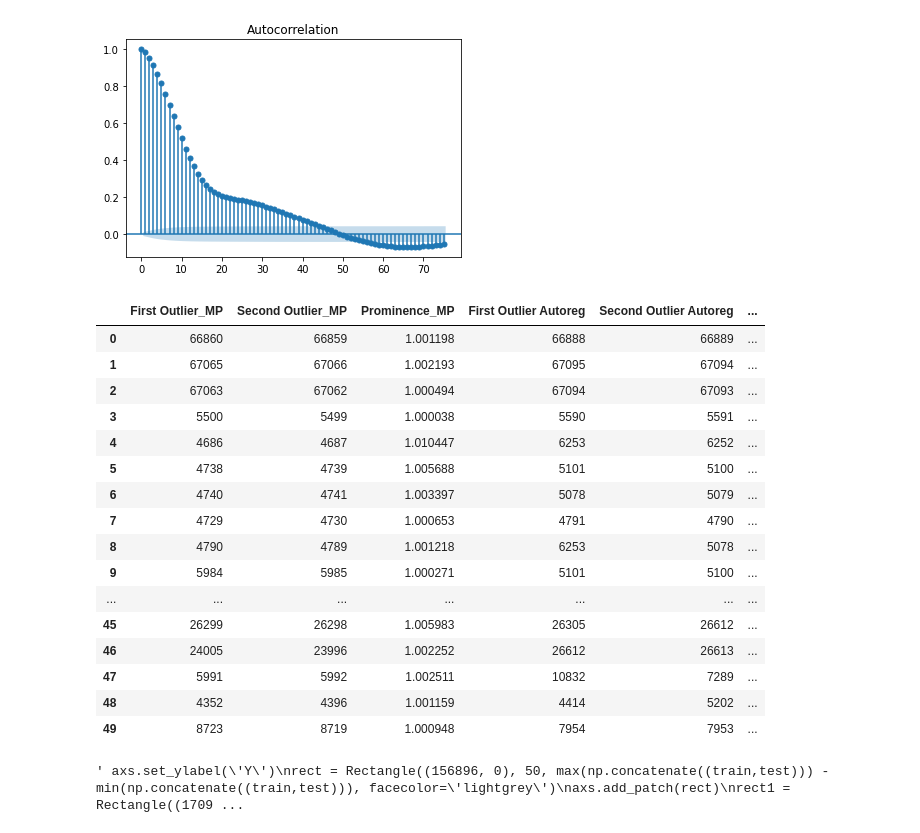
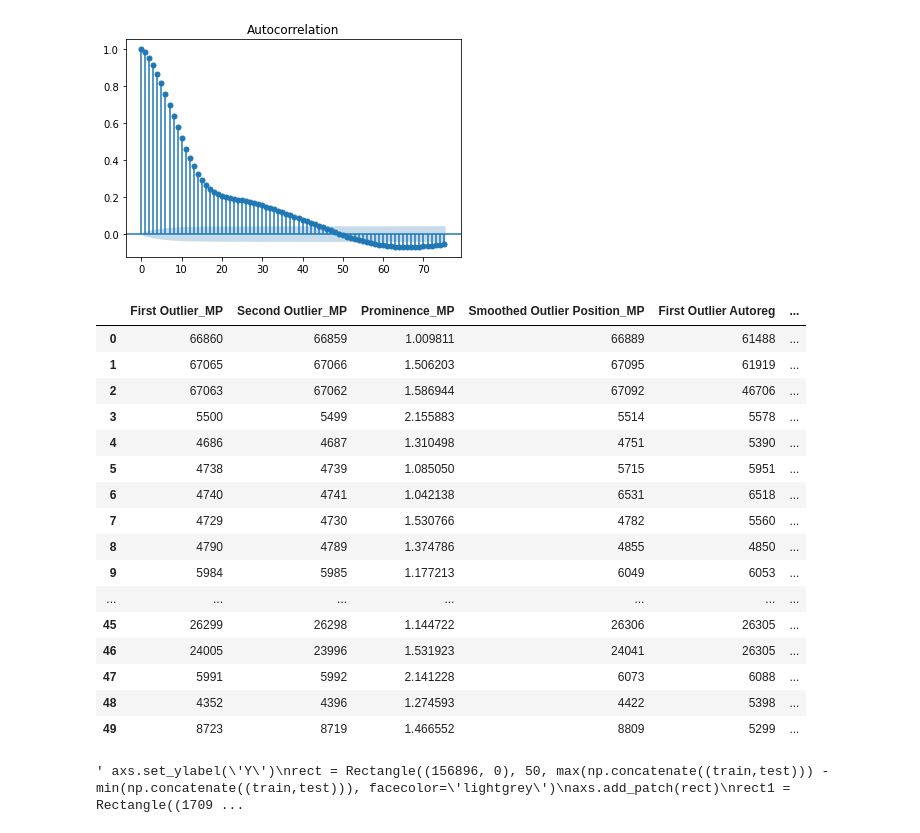
Before and after one commit to Pasindu19970808/Anomaly-Detection-Project, a Jupyter notebook: DataVisualization.ipynb, the cells around one changed output. Cells and saved outputs as stored; diff of their text form; code cells hidden in the pictures.

```diff
--- a/DataVisualization.ipynb
+++ b/DataVisualization.ipynb
@@ -50,0 +62,3 @@ len(os.listdir(DataLoading.file_path))
+# %%
+mp = stumpy.stump(test_scaled.reshape(test_scaled.shape[0],),100,train_scaled.reshape(train_scaled.shape[0],),ignore_trivial=False,normalize=False)
+mp
@@ -121,67 +217,37 @@ plot_acf(train_scaled,lags = 75)
 plt.show()
 # %% [output]
 [figure]
-# %%
-num_datasets = len(os.listdir(DataLoading.file_path))
-results_dict_autoreg = dict()
-for idx in range(1,51):
-    train,test,test_data_start_pt = DataLoading.split_data(file_path = DataLoading.file_path,index = idx)
-    train = np.array(train).reshape(-1,1)
-    test = np.array(test).reshape(-1,1)
-    scaler = StandardScaler()
-    scaler.fit(train)
-    train_scaled = scaler.transform(train)
-    test_scaled = scaler.transform(test)
-
-    window = 100
-    model = AutoReg(train_scaled,lags = window)
-    model_fit = model.fit()
-    coef = model_fit.params
-    history = train_scaled[len(train_scaled) - window:]
-    history = [history[i] for i in range(len(history))]
-    predictions = list()
-    mean_sq_err = list()
-    for t in range(len(test_scaled)):
-        length = len(history)
-        lag = [history[i] for i in range(length - window,length)]
-        yhat = coef[0]
-        for d in range(window):
-            yhat += coef[d+1] * lag[window - d - 1]
-        new_history = test_scaled[t]
-        predictions.append(yhat)
-        history.append(new_history)
-        mean_sq_err.append((t + test_data_start_pt,np.abs(new_history,yhat)))
-    scores = sorted(mean_sq_err, key = lambda x:x[1],reverse=True)
-    results_dict_autoreg[idx] = [scores[0][0],scores[0][1],scores[1][0],scores[1][1]]
 # %%
 first_outlier_mp = [results_dict[i][0] for i in results_dict]
 second_outlier_mp = [results_dict[i][1] for i in results_dict]
-prominence_mp = [results_dict[i][2]/results_dict[i][3] for i in results_dict]
+prominence_mp = [results_dict[i][2] for i in results_dict]
+outlier_position_mp = [results_dict[i][3] for i in results_dict]
 first_outlier_autoreg = [results_dict_autoreg[i][0] for i in results_dict_autoreg]
-second_outlier_autoreg = [results_dict_autoreg[i][2] for i in results_dict_autoreg]
-prominence_autoreg = [results_dict_autoreg[i][1]/results_dict_autoreg[i][3] for i in results_dict_autoreg]
-data = {"First Outlier_MP":first_outlier_mp,"Second Outlier_MP":second_outlier_mp,"Prominence_MP":prominence_mp,"First Outlier Autoreg":first_outlier_autoreg,"Second Outlier Autoreg":second_outlier_autoreg,"Prominence Autoreg":prominence_autoreg}
+second_outlier_autoreg = [results_dict_autoreg[i][1] for i in results_dict_autoreg]
+prominence_autoreg = [results_dict_autoreg[i][2] for i in results_dict_autoreg]
+outlier_position_autoreg = [results_dict_autoreg[i][3] for i in results_dict_autoreg]
+data = {"First Outlier_MP":first_outlier_mp,"Second Outlier_MP":second_outlier_mp,"Prominence_MP":prominence_mp,"Smoothed Outlier Position_MP":outlier_position_mp,"First Outlier Autoreg":first_outlier_autoreg,"Second Outlier Autoreg":second_outlier_autoreg,"Prominence Autoreg":prominence_autoreg,"Smoothed Outlier Position_Autoreg":outlier_position_autoreg}
 
 df_results = pd.DataFrame(data)
 df_results
 # %% [output]
-|  | First Outlier_MP | Second Outlier_MP | Prominence_MP | First Outlier Autoreg | Second Outlier Autoreg | ... |
-| 0 | 66860 | 66859 | 1.001198 | 66888 | 66889 | ... |
-| 1 | 67065 | 67066 | 1.002193 | 67095 | 67094 | ... |
-| 2 | 67063 | 67062 | 1.000494 | 67094 | 67093 | ... |
-| 3 | 5500 | 5499 | 1.000038 | 5590 | 5591 | ... |
-| 4 | 4686 | 4687 | 1.010447 | 6253 | 6252 | ... |
-| 5 | 4738 | 4739 | 1.005688 | 5101 | 5100 | ... |
-| 6 | 4740 | 4741 | 1.003397 | 5078 | 5079 | ... |
-| 7 | 4729 | 4730 | 1.000653 | 4791 | 4790 | ... |
-| 8 | 4790 | 4789 | 1.001218 | 6253 | 5078 | ... |
-| 9 | 5984 | 5985 | 1.000271 | 5101 | 5100 | ... |
+|  | First Outlier_MP | Second Outlier_MP | Prominence_MP | Smoothed Outlier Position_MP | First Outlier Autoreg | ... |
+| 0 | 66860 | 66859 | 1.009811 | 66889 | 61488 | ... |
+| 1 | 67065 | 67066 | 1.506203 | 67095 | 61919 | ... |
+| 2 | 67063 | 67062 | 1.586944 | 67092 | 46706 | ... |
+| 3 | 5500 | 5499 | 2.155883 | 5514 | 5578 | ... |
+| 4 | 4686 | 4687 | 1.310498 | 4751 | 5390 | ... |
+| 5 | 4738 | 4739 | 1.085050 | 5715 | 5951 | ... |
+| 6 | 4740 | 4741 | 1.042138 | 6531 | 6518 | ... |
+| 7 | 4729 | 4730 | 1.530766 | 4782 | 5560 | ... |
+| 8 | 4790 | 4789 | 1.374786 | 4855 | 4850 | ... |
+| 9 | 5984 | 5985 | 1.177213 | 6049 | 6053 | ... |
 | ... | ... | ... | ... | ... | ... | ... |
-| 45 | 26299 | 26298 | 1.005983 | 26305 | 26612 | ... |
-| 46 | 24005 | 23996 | 1.002252 | 26612 | 26613 | ... |
-| 47 | 5991 | 5992 | 1.002511 | 10832 | 7289 | ... |
-| 48 | 4352 | 4396 | 1.001159 | 4414 | 5202 | ... |
-| 49 | 8723 | 8719 | 1.000948 | 7954 | 7953 | ... |
+| 45 | 26299 | 26298 | 1.144722 | 26306 | 26305 | ... |
+| 46 | 24005 | 23996 | 1.531923 | 24041 | 26305 | ... |
+| 47 | 5991 | 5992 | 2.141228 | 6073 | 6088 | ... |
+| 48 | 4352 | 4396 | 1.274593 | 4422 | 5398 | ... |
+| 49 | 8723 | 8719 | 1.466552 | 8809 | 5299 | ... |
 # %%
 fig, axs = plt.subplots(1, figsize = (15,15), sharex=True, gridspec_kw={'hspace': 0})
 train,test,test_data_start_pt = DataLoading.split_data(file_path = DataLoading.file_path,index = 30)
```
Also changed, not shown: parts of 11 cells of this notebook, 1 other file.
